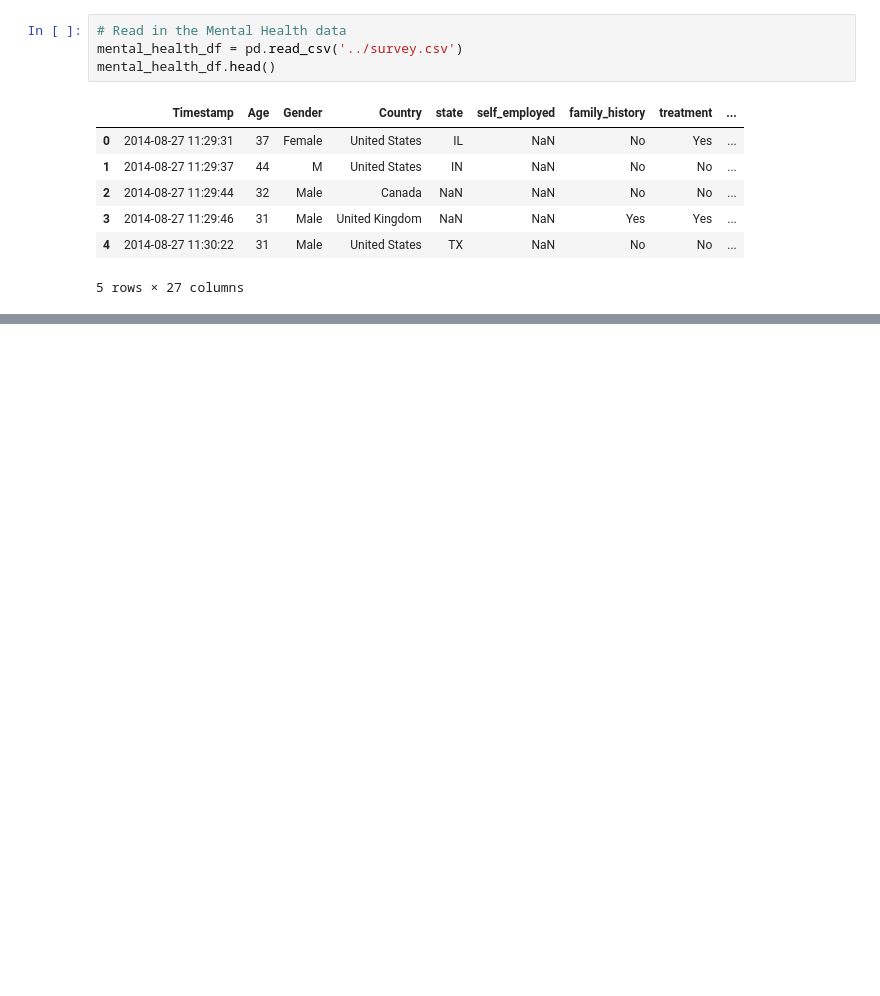
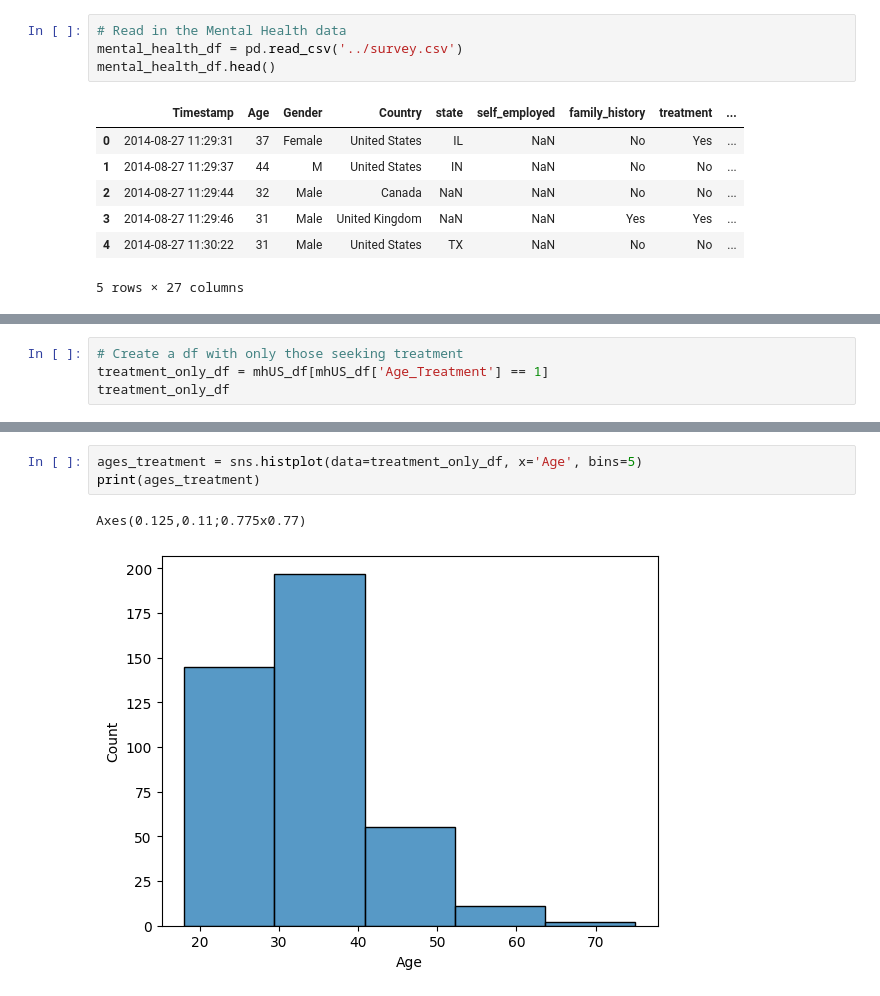
Before and after one commit to rollernathan/Mental_Health_Team_2, a Jupyter notebook: nroller/Mental_Health_Data.ipynb, the cells around one changed output, grey strips where cells are left out. Cells and saved outputs as stored; diff of their text form; blank space fills up the shorter version.

```diff
--- a/nroller/Mental_Health_Data.ipynb
+++ b/nroller/Mental_Health_Data.ipynb
@@ -15,0 +138,4 @@ mental_health_df.head()
+# %%
+# Create a df with only those seeking treatment
+treatment_only_df = mhUS_df[mhUS_df['Age_Treatment'] == 1]
+treatment_only_df
@@ -15,0 +163,6 @@ mental_health_df.head()
+# %%
+ages_treatment = sns.histplot(data=treatment_only_df, x='Age', bins=5)
+print(ages_treatment)
+# %% [output]
+Axes(0.125,0.11;0.775x0.77)
+[figure, added]
```
Also changed, not shown: parts of 12 cells of this notebook.
